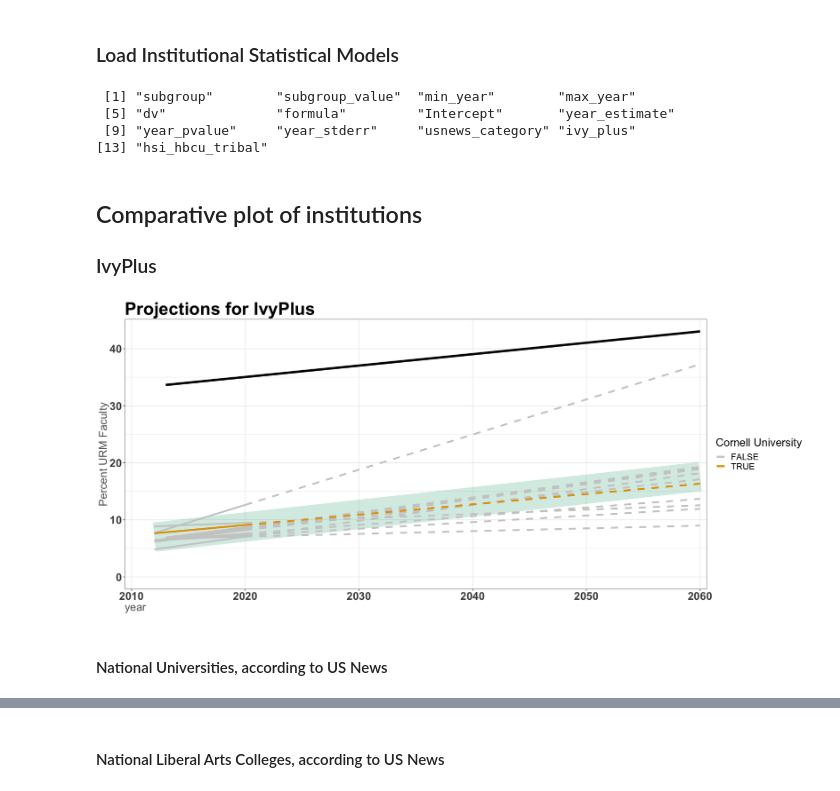
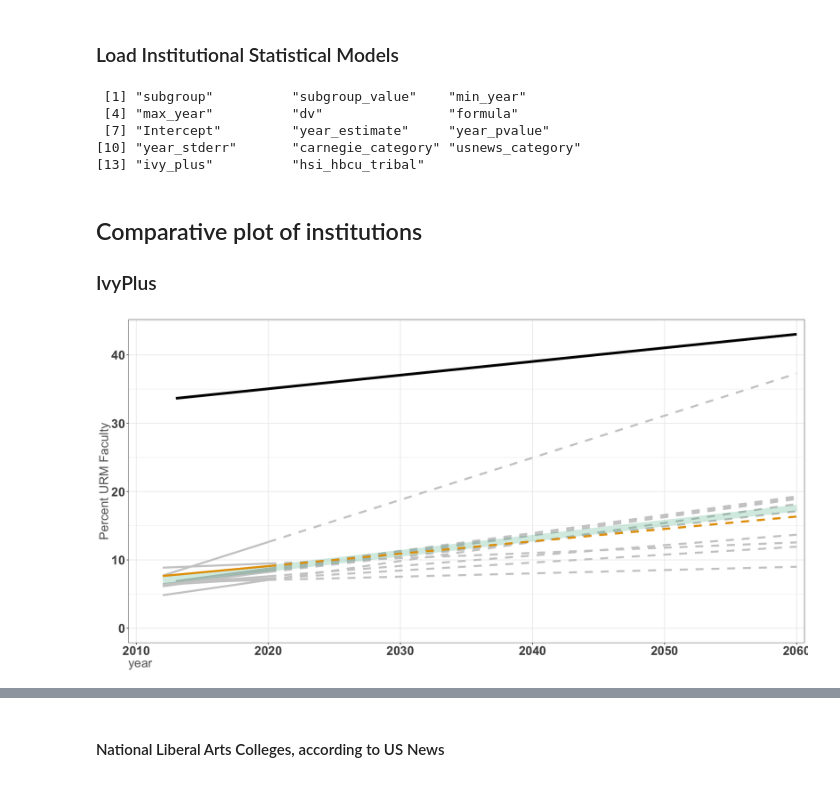
Before and after one commit to natematias/US-Faculty-Diversity-Projections, a Jupyter notebook: data/Paper Analysis and Data.R.ipynb, the cells around one changed output, grey strips where cells are left out. Saved outputs shown, nothing was run; the diff lists cells and outputs as text; code cells hidden in the pictures.

Commit message:
add code, data, and figures

```diff
--- a/data/Paper Analysis and Data.R.ipynb
+++ b/data/Paper Analysis and Data.R.ipynb
@@ -42,7 +40,7 @@ nces.path = "2021-NCES-Faculty-Data/"
 nsed.path = "2021-NSF-Survey-Earned-Doctorates/"
 
 ## this generation date includes 2020-2021
-generation.date = "20220109"
+generation.date = "20220219"
 nsed.generation.date = "20220213"
 
 year.df   <- read.csv(paste(data.path, nces.path, generation.date, "_year_summary_table.csv", sep=""),na.strings = "")
@@ -248,10 +259,11 @@ usnews.summary.df <- read.csv(paste(data.path, nces.path, generation.date, "_usn
 institution.models.df <- read.csv(paste(data.path, nces.path, generation.date, "_institution_regression_tables.csv", sep=""),na.strings = "")
 colnames(institution.models.df)
 # %% [output]
- [1] "subgroup"        "subgroup_value"  "min_year"        "max_year"
- [5] "dv"              "formula"         "Intercept"       "year_estimate"
- [9] "year_pvalue"     "year_stderr"     "usnews_category" "ivy_plus"
-[13] "hsi_hbcu_tribal"
+ [1] "subgroup"          "subgroup_value"    "min_year"
+ [4] "max_year"          "dv"                "formula"
+ [7] "Intercept"         "year_estimate"     "year_pvalue"
+[10] "year_stderr"       "carnegie_category" "usnews_category"
+[13] "ivy_plus"          "hsi_hbcu_tribal"
 # %% [markdown]
 ## Comparative plot of institutions
 ### IvyPlus
@@ -337,12 +349,13 @@ institution.group.chart <- function(subset.institution.models.df,
     institution.projection.chart <-
         ggplot(institution.projections.df, aes(year, estimate, group=name, color=focus.institution)) +
 
-        #     # subgroup lines
-            geom_line(data=group.projections.df, aes(year, estimate), color=cbPalette[4], alpha=0.2, size=25) +
 
-        #     ## institution lines
+           ## institution lines
             geom_line(data=subset(institution.projections.df, year<=2020), size=1.5) +
             geom_line(data=subset(institution.projections.df, year>=2020), size=1.5, linetype="dashed") +
+
+            # subgroup lines
+            geom_line(data=group.projections.df, aes(year, estimate), color=cbPalette[4], alpha=0.2, size=5) +
 
             ## Focus institution on top
              geom_line(data=subset(institution.projections.df, year<=2020 & focus.institution==TRUE), size=1.5) +
@@ -352,7 +365,7 @@ institution.group.chart <- function(subset.institution.models.df,
             geom_line(data=parity.projections.df, size=2, color="black") +
 
             theme_bw() +
-            scale_color_manual(values=c("#cccccc", "#E69F00"), name=focus.institution) +
+            scale_color_manual(values=c("#cccccc", "#E69F00"), name=focus.institution, guide="none") +
             scale_x_discrete(limits=seq(2010,projection.end.year, 10)) +
             coord_cartesian(ylim = c(0, max(parity.projections.df$estimate)), xlim = c(2010,2060)) +
             theme(text         = element_text(size=20),
@@ -361,24 +374,22 @@ institution.group.chart <- function(subset.institution.models.df,
                   axis.text.y  = element_text(size=20, face="bold"),
                   axis.title.x = element_text(hjust=0, color="#666666"),
                   axis.title.y = element_text(color="#666666")) +
-            ylab("Percent URM Faculty") +
-            ggtitle(paste("Projections for ", subgroup_name, sep=""))
+            ylab("Percent URM Faculty") #+
+            #ggtitle(paste("Projections for ", subgroup_name, sep=""))
             #ggtitle(paste("No ",subgroup_name," university will reach demographic parity among faculty by 2060", "\nwithout substantial change in hiring and retention", sep=""))
 
     institution.projection.chart + ggsave(paste("../figures/",tolower(gsub(" ","_",subgroup_name)),"_projection.svg",sep=""), width=18, height=8, device="svg")
     return(institution.projection.chart)
 }
 # %%
-options(repr.plot.width=18, repr.plot.height=8)
+options(repr.plot.width=16, repr.plot.height=8)
 
 dv.var = "tenured_un_tenured_black_latino_american_indian_alaska_native_hawaiian_pacific_multiracial_pct"
 
 institution.group.chart(subset(institution.models.df, ivy_plus=="True" & dv==dv.var),
                         ivyplus.models.df,
                         "IvyPlus",
                         "True",
                         "Cornell University")
 # %% [output]
-[figure, old version]
+[figure, new version]
-# %% [markdown]
-#### National Universities, according to US News
```
Also changed, not shown: parts of 13 cells of this notebook, 8 other files.
